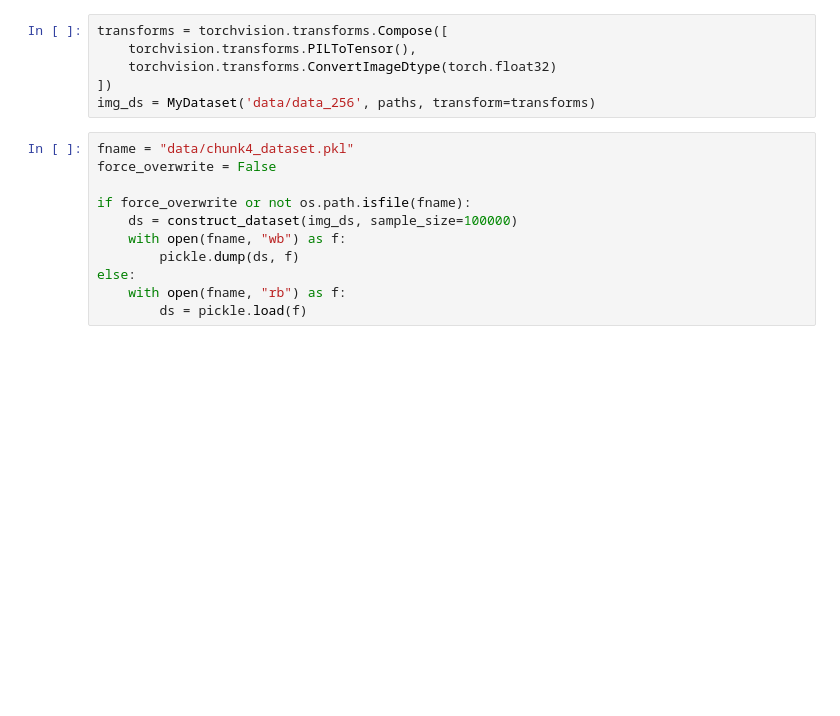
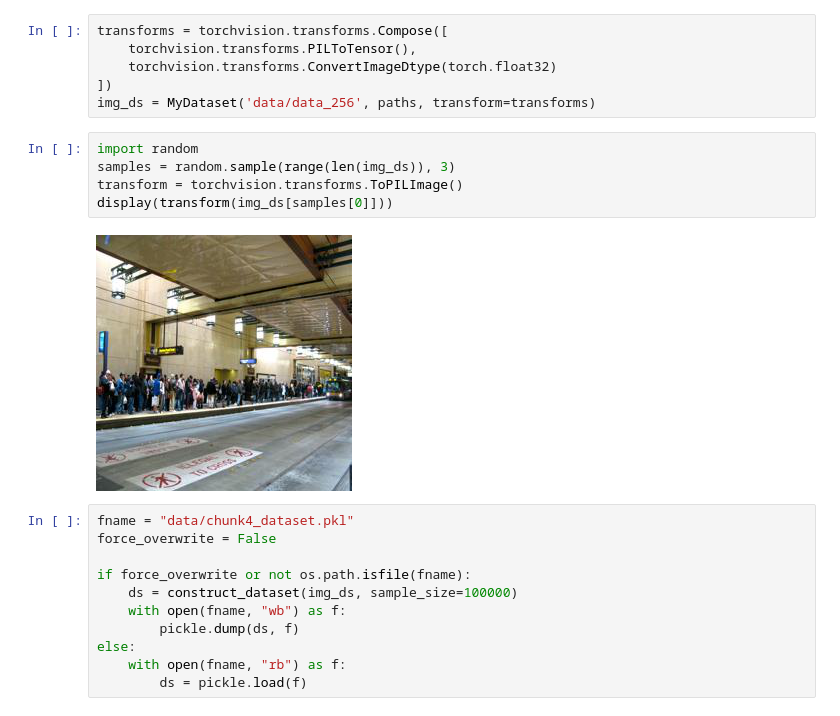
Before and after one commit to KajetanBilski/vision-stretcher, a Jupyter notebook: model_test.ipynb, the cells around one changed output. Drawn from its saved outputs; the diff is of its cells as text; blank space fills up the shorter version.

```diff
--- a/model_test.ipynb
+++ b/model_test.ipynb
@@ -56,6 +56,13 @@ transforms = torchvision.transforms.Compose([
     torchvision.transforms.ConvertImageDtype(torch.float32)
 ])
 img_ds = MyDataset('data/data_256', paths, transform=transforms)
+# %%
+import random
+samples = random.sample(range(len(img_ds)), 3)
+transform = torchvision.transforms.ToPILImage()
+display(transform(img_ds[samples[0]]))
+# %% [output]
+[figure, added]
 # %%
 fname = "data/chunk4_dataset.pkl"
 force_overwrite = False
```
Also changed, not shown: parts of 7 cells of this notebook, 6 other files.
